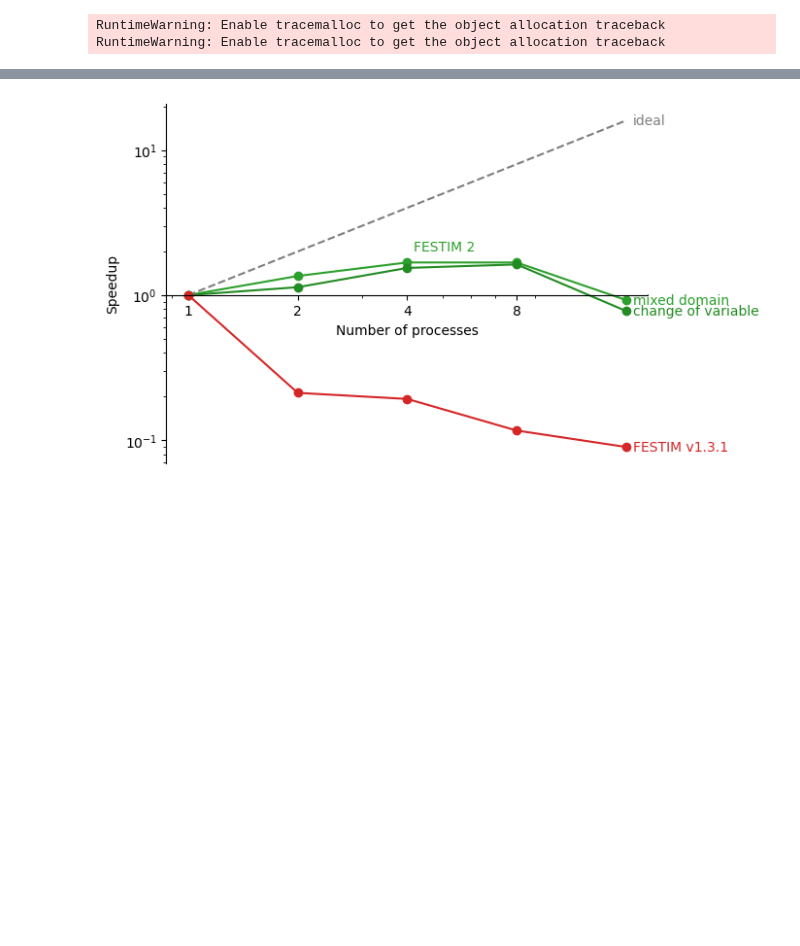
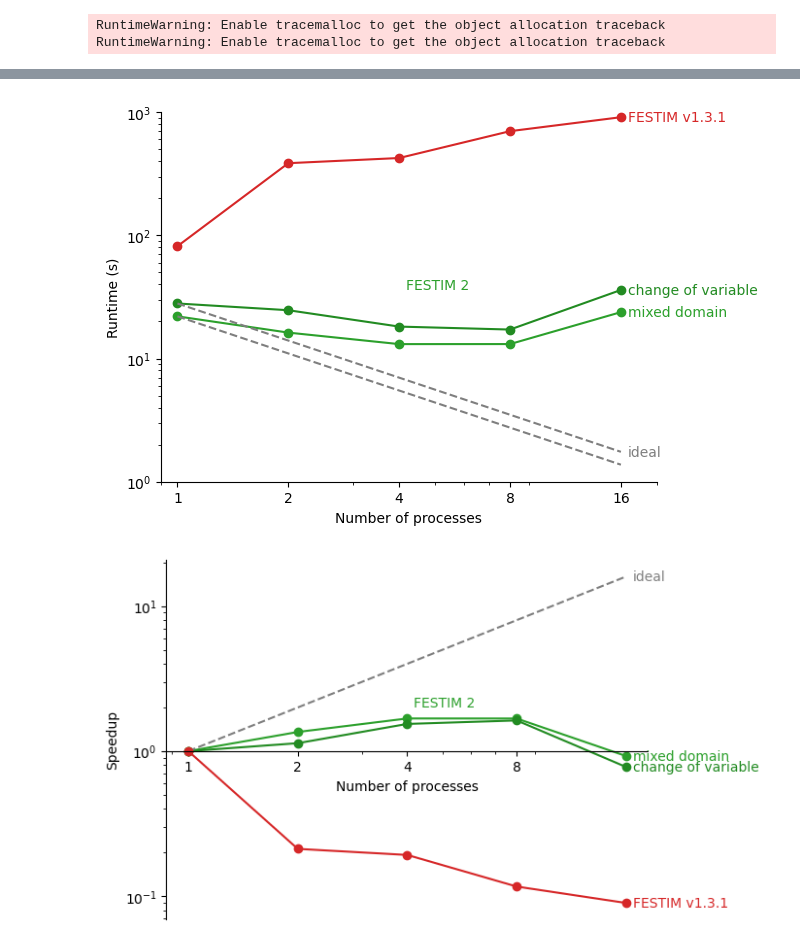
Before and after one commit to RemDelaporteMathurin/festim-benchmark, a Jupyter notebook: case_1_simple/main.ipynb, the cells around one changed output, grey strips where cells are left out. Drawn from its saved outputs; the diff is of its cells as text; code cells hidden in the pictures; blank space fills up the shorter version.

Commit message:
added animation

```diff
--- a/case_1_simple/main.ipynb
+++ b/case_1_simple/main.ipynb
@@ -460,3 +454,41 @@ plt.show()
+# %%
+import matplotlib.pyplot as plt
+import matplotlib.animation as animation
+
+# Define the update function for the animation
+def update(frame):
+    plt.clf()  # Clear the current figure
+
+    if frame < total_nb_points:
+        plot_runtime(nb_festim_1_points=frame + 1)
+    elif frame == total_nb_points:
+        plot_runtime(runtimes_change_of_var=runtimes_change_of_var, show_ideal=False)
+    elif frame == total_nb_points + 1:
+        plot_runtime(runtimes_change_of_var=runtimes_change_of_var, runtimes_mixed=runtimes, show_ideal=False)
+    elif frame == total_nb_points + 2:
+        plot_runtime(runtimes_change_of_var=runtimes_change_of_var, runtimes_mixed=runtimes, show_ideal=True)
+    plt.gca().set_ylim(ylim)
+    plt.gca().set_xlim(xlim)
+
+    plt.savefig(f"{folder}/frame_{frame}.svg", transparent=True, bbox_inches="tight")  # Save each frame as an image file
+
+total_nb_points = 5
+
+# Initial plot to get the limits
+ylim = (1, 1e3)
+xlim = 0.9, 20
+
+# Create the animation
+fig = plt.figure()
+ani = animation.FuncAnimation(fig, update, frames=total_nb_points+3, repeat=True)
+
+# Save the animation as a video file
+ani.save(f"{folder}/animation.mp4", writer='ffmpeg', fps=1)
+
+# Display the animation
+plt.show()
+# %% [output]
+[figure, added]
 # %%
 def plot_speedup(
     runtimes_mixed: np.ndarray = None,
```
Also changed, not shown: parts of 1 cell of this notebook.
